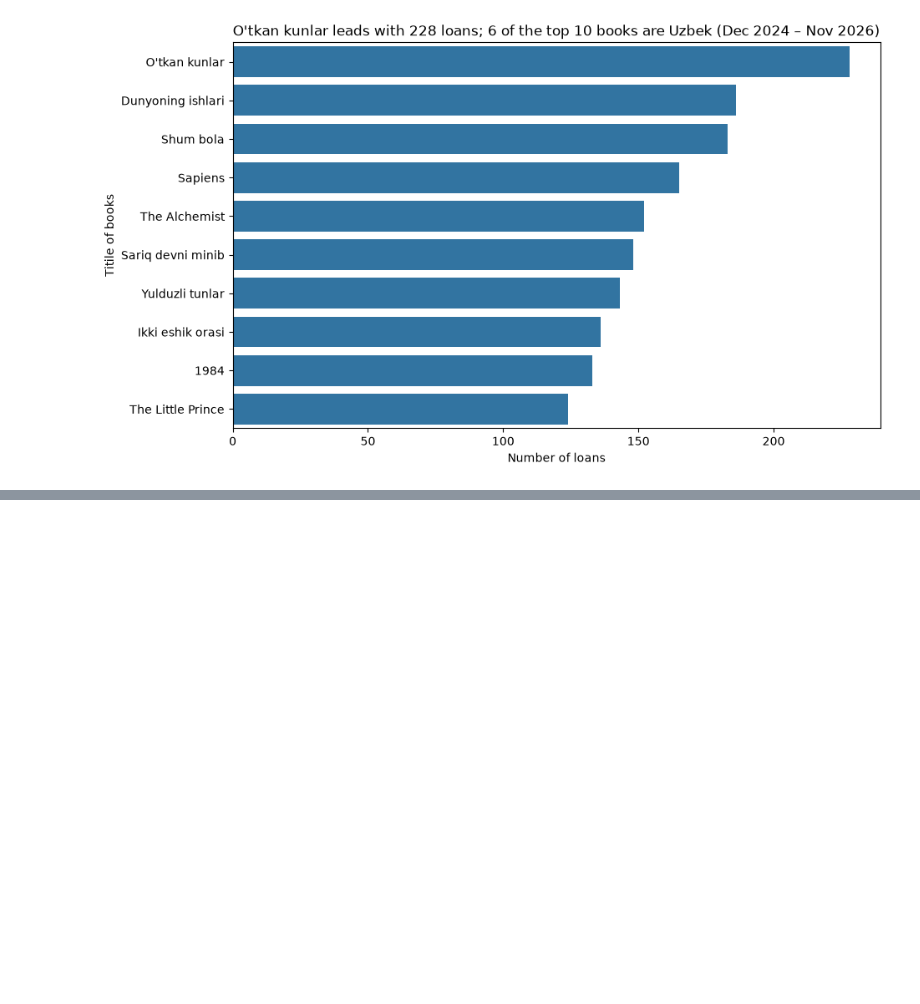
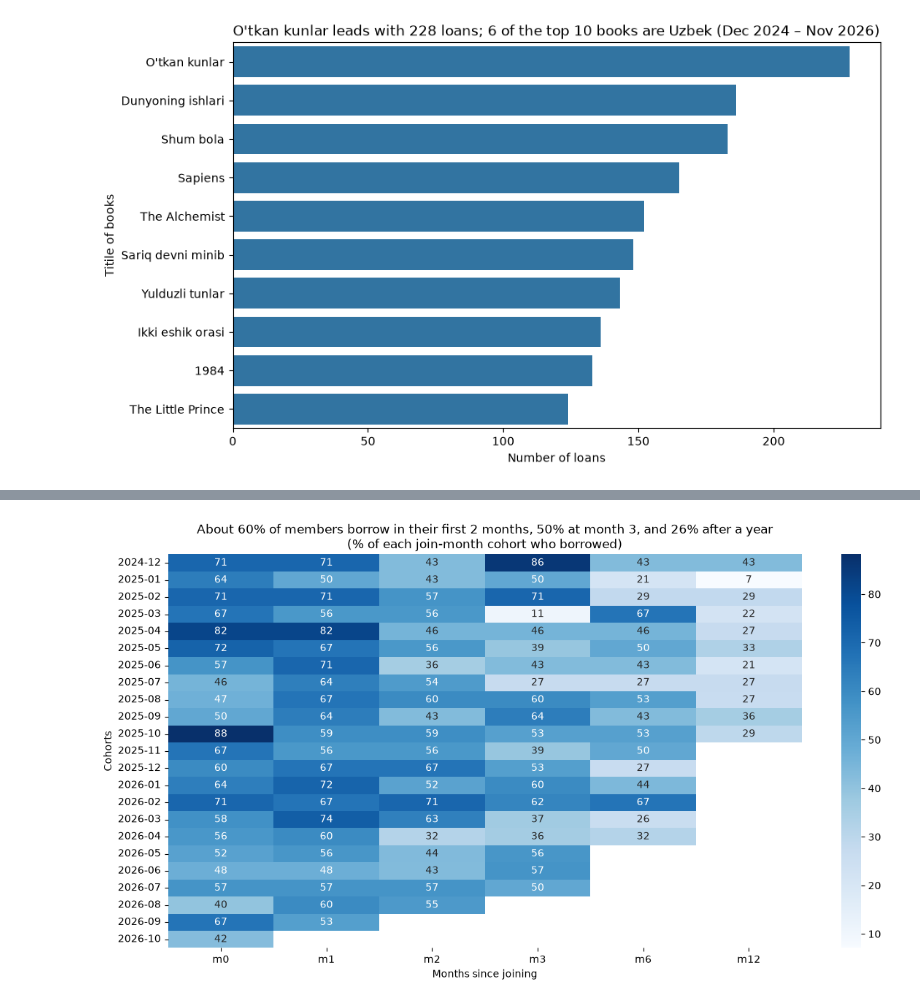
Before and after one commit to sattarovanilufar/kutubxona-library-analytics, a Jupyter notebook: 05_python_analysis/kutubxona_analysis.ipynb, the cells around one changed output, grey strips where cells are left out. Drawn from its saved outputs; the diff is of its cells as text; code cells hidden in the pictures; blank space fills up the shorter version.

Commit message:
Week 4: cohort heatmap and 5 key insights

```diff
--- a/05_python_analysis/kutubxona_analysis.ipynb
+++ b/05_python_analysis/kutubxona_analysis.ipynb
@@ -147,0 +181,3 @@ plt.savefig("images/top10_books.png", dpi=150, bbox_inches="tight")
+# %%
+cohort=pd.read_sql(cohort_sql, conn)
+cohort
@@ -147,0 +202,5 @@ plt.savefig("images/top10_books.png", dpi=150, bbox_inches="tight")
+# %%
+cohort=cohort.set_index("cohort")
+cohort=cohort.drop(columns=["cohort_size"])
+cohort=cohort.drop(index='2024-11')
+cohort
@@ -147,0 +226,10 @@ plt.savefig("images/top10_books.png", dpi=150, bbox_inches="tight")
+# %%
+plt.figure(figsize=(14, 7))
+sns.heatmap(data=cohort, annot=True, fmt=".0f", cmap="Blues")
+plt.title("About 60% of members borrow in their first 2 months, 50% at month 3, and 26% after a year\n(% of each join-month cohort who borrowed)")
+plt.xlabel("Months since joining")
+plt.ylabel("Cohorts")
+plt.savefig("images/cohort_heatmap.png", dpi=150, bbox_inches="tight")
+plt.show()
+# %% [output]
+[figure, added]
```
Also changed, not shown: parts of 4 cells of this notebook, 1 other file.
